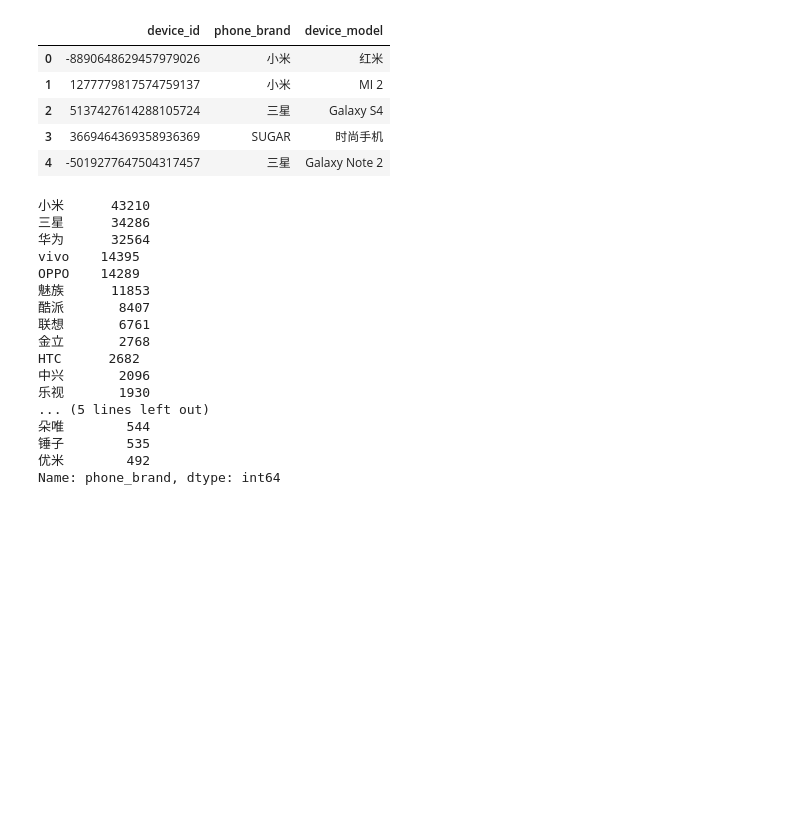
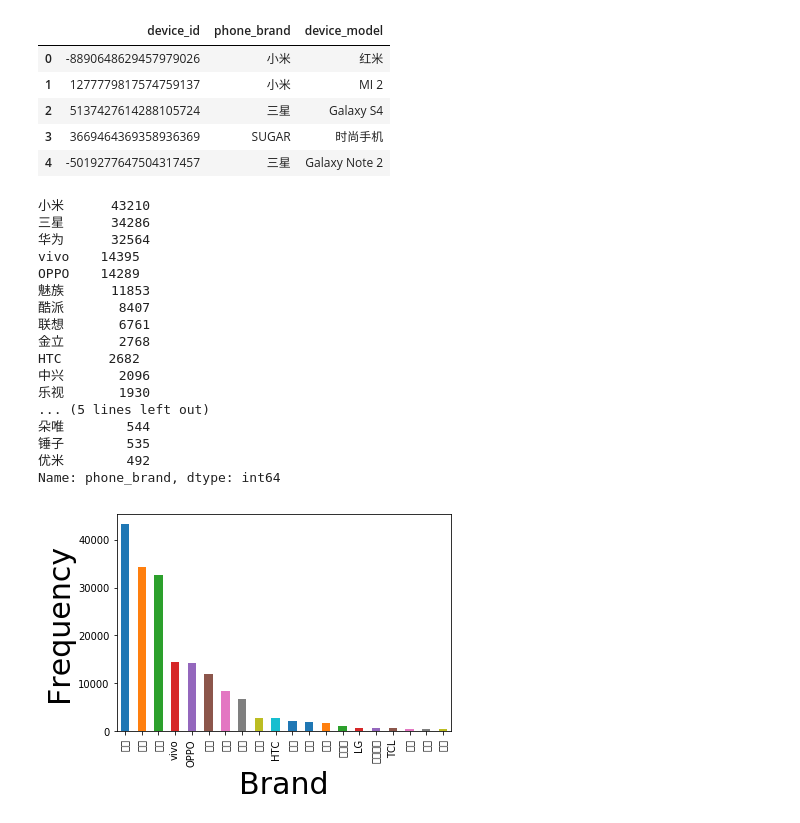
Before and after one commit to patrykjarzyna/Talking-Data, a Jupyter notebook: TalkingData.ipynb, the cells around one changed output. Cells and saved outputs as stored; diff of their text form; code cells hidden in the pictures; blank space fills up the shorter version.

```diff
--- a/TalkingData.ipynb
+++ b/TalkingData.ipynb
@@ -180,23 +186,29 @@ phone_brand_device_model.head()
 | 2 | 5137427614288105724 | 三星 | Galaxy S4 |
 | 3 | 3669464369358936369 | SUGAR | 时尚手机 |
 | 4 | -5019277647504317457 | 三星 | Galaxy Note 2 |
-# %%
-phone_brand_device_model.phone_brand.value_counts().head(20)
-# %% [output]
-小米      43210
-三星      34286
-华为      32564
-vivo    14395
-OPPO    14289
-魅族      11853
-酷派       8407
-联想       6761
-金立       2768
-HTC      2682
-中兴       2096
-乐视       1930
-... (5 lines left out)
-朵唯        544
-锤子        535
-优米        492
-Name: phone_brand, dtype: int64
+# %%
+top20_brands = phone_brand_device_model.phone_brand.value_counts().head(20)
+
+plt.xlabel('Brand', fontsize=30)
+plt.ylabel('Frequency', fontsize=30)
+top20_brands.plot(kind='bar');
+top20_brands
+# %% [output]
+小米      43210
+三星      34286
+华为      32564
+vivo    14395
+OPPO    14289
+魅族      11853
+酷派       8407
+联想       6761
+金立       2768
+HTC      2682
+中兴       2096
+乐视       1930
+... (5 lines left out)
+朵唯        544
+锤子        535
+优米        492
+Name: phone_brand, dtype: int64
+[figure, added]
```
Also changed, not shown: parts of 1 cell of this notebook.
